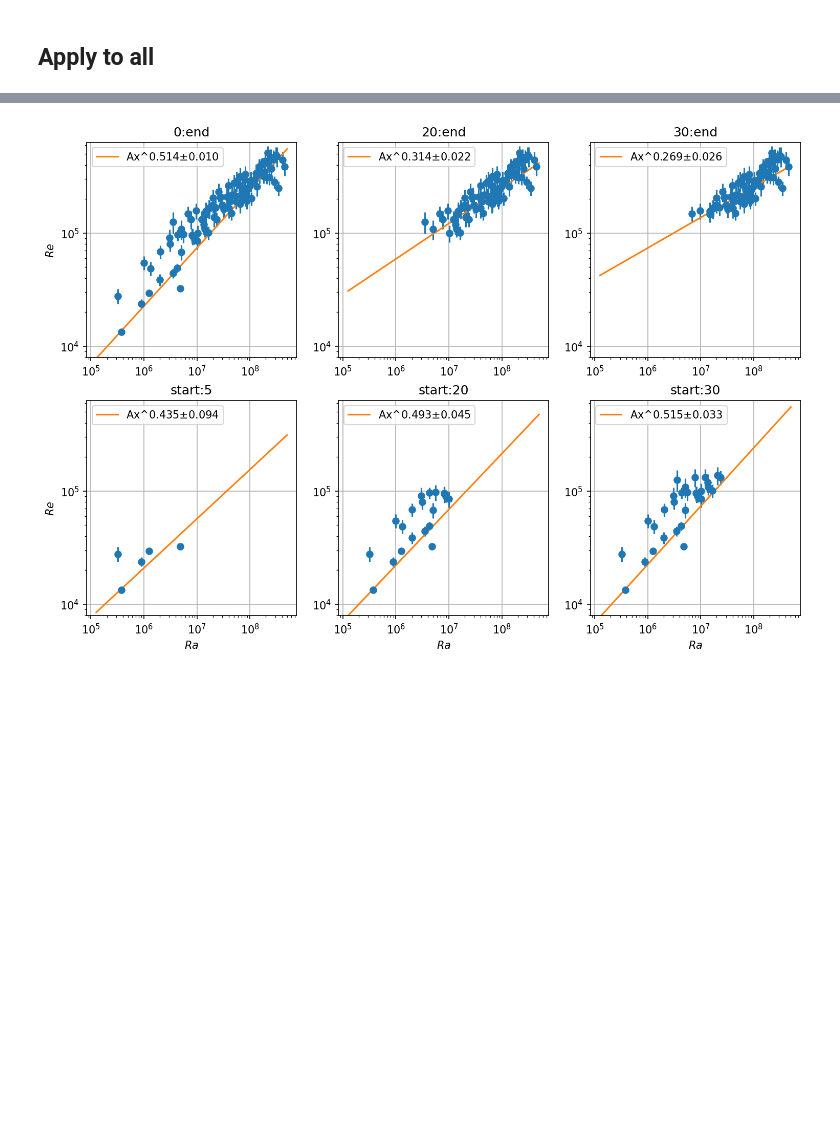
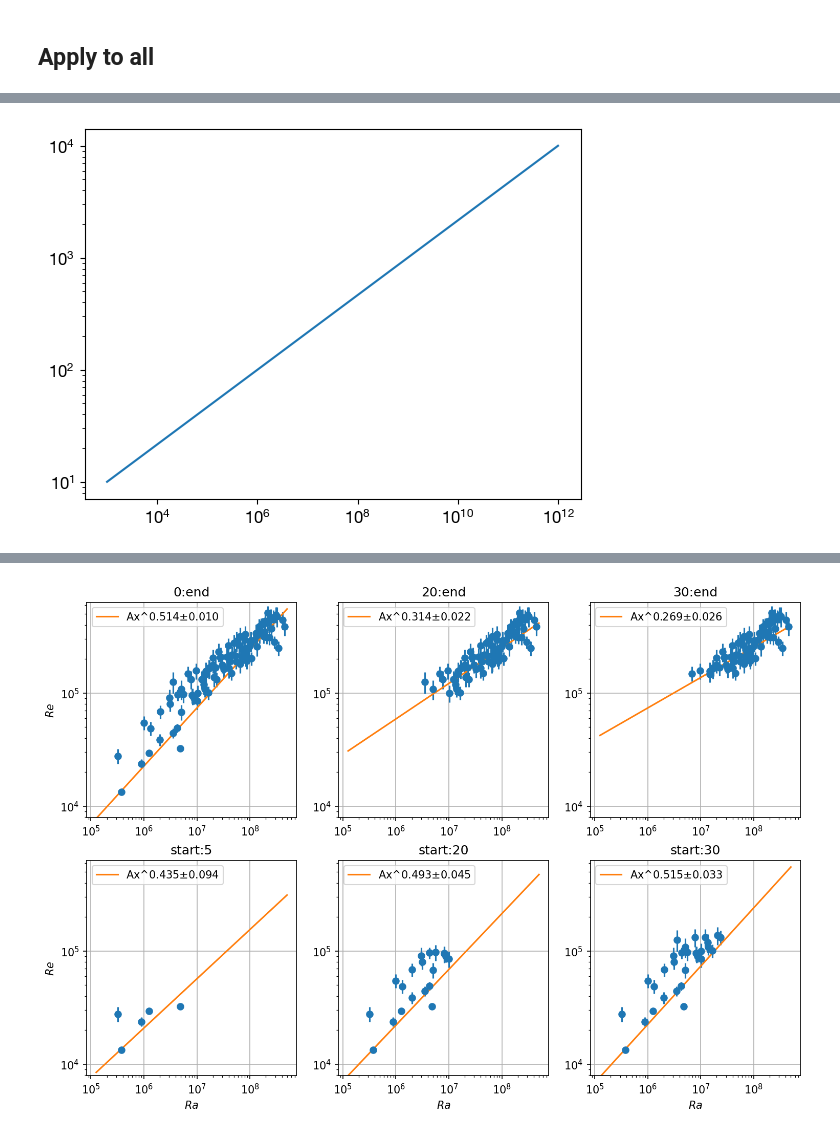
Before and after one commit to ebellincioni/floatingIce, a Jupyter notebook: 2024-05-09_PIV.ipynb, the cells around one changed output, grey strips where cells are left out. Drawn from its saved outputs; the diff is of its cells as text; code cells hidden in the pictures; blank space fills up the shorter version.

```diff
--- a/2024-05-09_PIV.ipynb
+++ b/2024-05-09_PIV.ipynb
@@ -288,0 +401,7 @@ plt.show()
+# %%
+t = np.logspace(1,4,50)
+plt.plot(t**3,t)
+plt.yscale('log')
+plt.xscale('log')
+# %% [output]
+[figure, added]
```
Also changed, not shown: parts of 5 cells of this notebook, 5 other files.
